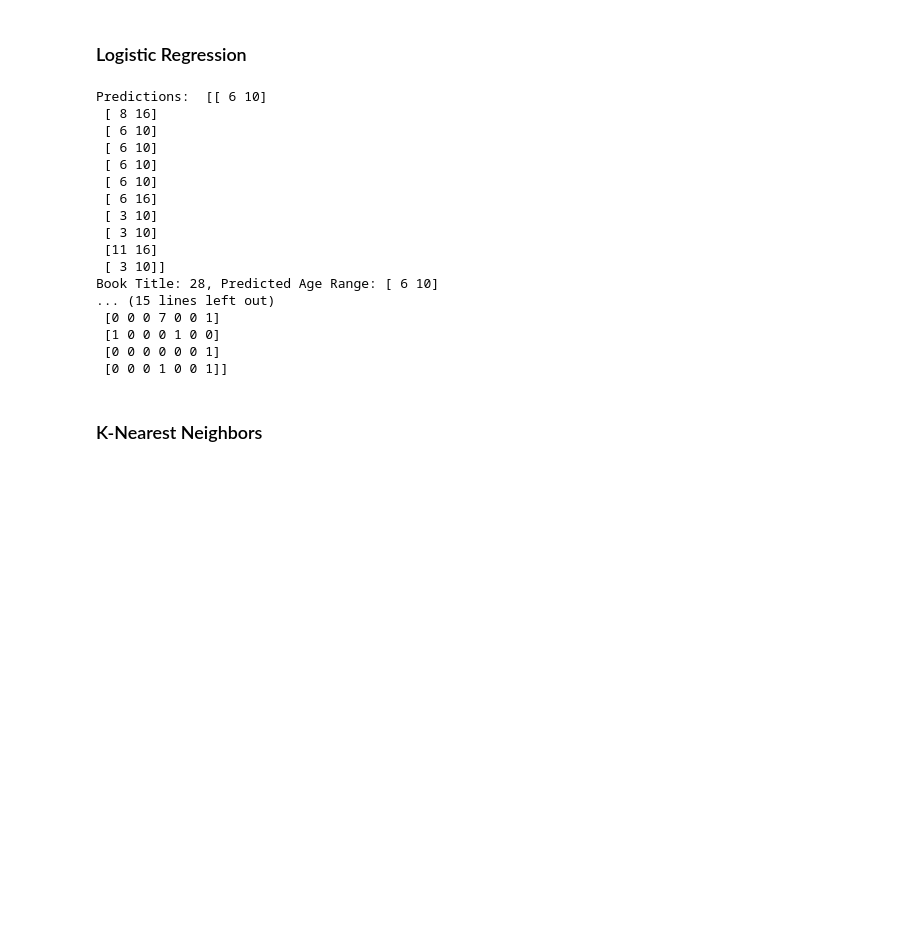
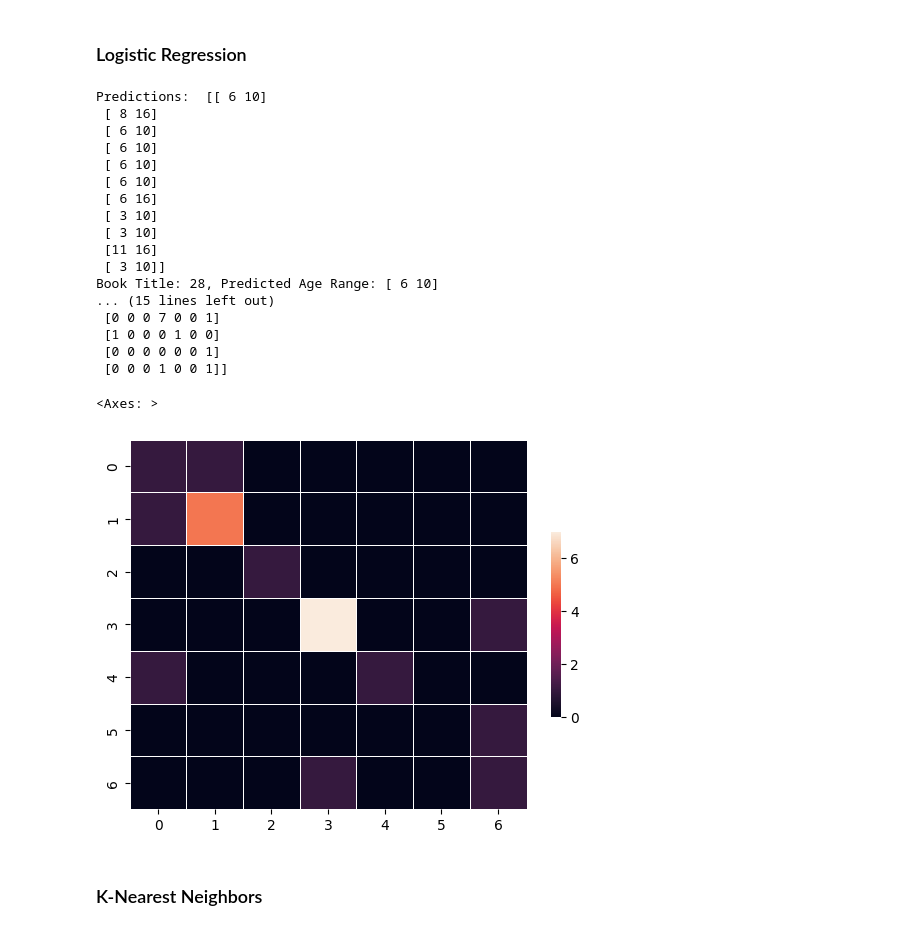
Before and after one commit to aliaolay/Readability-Level-Identifier, a Jupyter notebook: ML-algos.ipynb, the cells around one changed output. Cells and saved outputs as stored; diff of their text form; code cells hidden in the pictures; blank space fills up the shorter version.

Commit message:
Added confusion matrix heatmaps

```diff
--- a/ML-algos.ipynb
+++ b/ML-algos.ipynb
@@ -103,33 +103,37 @@ multi_logreg.fit(X_train_scaled, y_train)
 lr_pred = multi_logreg.predict(X_test_scaled)
 print("Predictions: ", lr_pred)
 
 book_titles = X_test.index
 
 for i, title in enumerate(book_titles):
     print(f'Book Title: {title}, Predicted Age Range: {lr_pred[i]}')
 
 accuracy = accuracy_score(y_test.values.ravel(), lr_pred.ravel())
 conf_matrix = confusion_matrix(y_test.values.ravel(), lr_pred.ravel())
 print("Accuracy:", accuracy)
 print(f'Confusion Matrix:\n{conf_matrix}')
+
+sns.heatmap(conf_matrix, linewidths=.5, cbar_kws={"shrink": .5})
 # %% [output]
 Predictions:  [[ 6 10]
  [ 8 16]
  [ 6 10]
  [ 6 10]
  [ 6 10]
  [ 6 10]
  [ 6 16]
  [ 3 10]
  [ 3 10]
  [11 16]
  [ 3 10]]
 Book Title: 28, Predicted Age Range: [ 6 10]
 ... (15 lines left out)
  [0 0 0 7 0 0 1]
  [1 0 0 0 1 0 0]
  [0 0 0 0 0 0 1]
  [0 0 0 1 0 0 1]]
+<Axes: >
+[figure, added]
 # %% [markdown]
 ### K-Nearest Neighbors
 # %%
```
Also changed, not shown: parts of 4 cells of this notebook.
